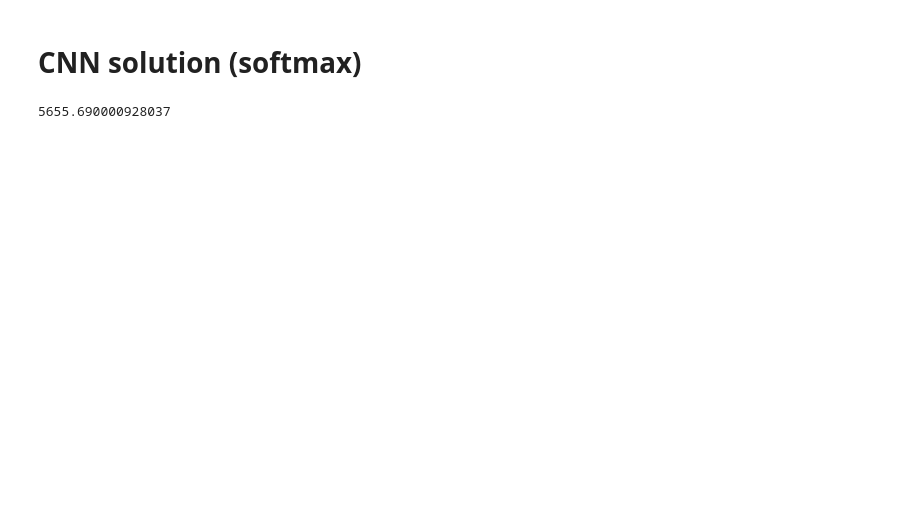
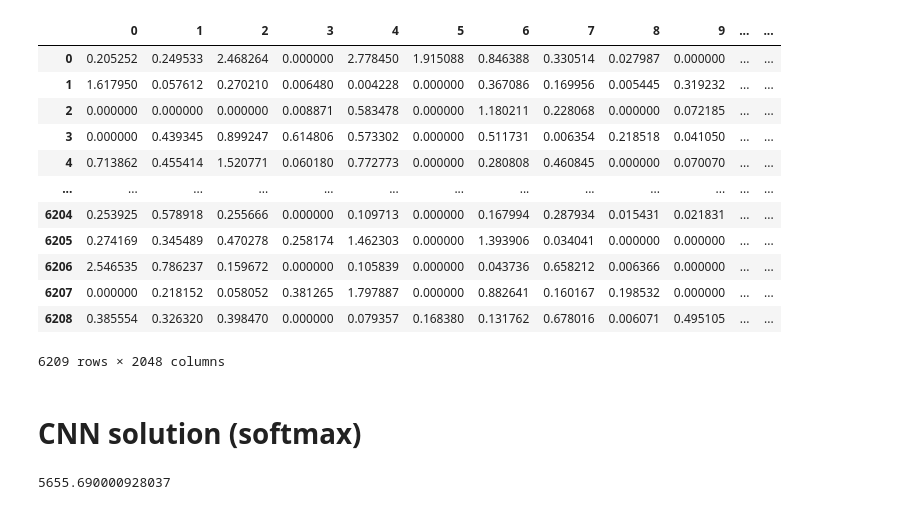
Before and after one commit to lionfish0/experimentation, a Jupyter notebook: ImproveNLPD.ipynb, the cells around one changed output. Cells and saved outputs as stored; diff of their text form; code cells hidden in the pictures; blank space fills up the shorter version.

```diff
--- a/ImproveNLPD.ipynb
+++ b/ImproveNLPD.ipynb
@@ -1,6 +1,22 @@
 # %%
 import numpy as np
 import pandas as pd
+# %%
+pd.read_csv('Weights2 - 6th  layer/Uk_weights2_X_test.csv',header=None)
+# %% [output]
+|  | 0 | 1 | 2 | 3 | 4 | 5 | 6 | 7 | 8 | 9 | ... | ... |
+| 0 | 0.205252 | 0.249533 | 2.468264 | 0.000000 | 2.778450 | 1.915088 | 0.846388 | 0.330514 | 0.027987 | 0.000000 | ... | ... |
+| 1 | 1.617950 | 0.057612 | 0.270210 | 0.006480 | 0.004228 | 0.000000 | 0.367086 | 0.169956 | 0.005445 | 0.319232 | ... | ... |
+| 2 | 0.000000 | 0.000000 | 0.000000 | 0.008871 | 0.583478 | 0.000000 | 1.180211 | 0.228068 | 0.000000 | 0.072185 | ... | ... |
+| 3 | 0.000000 | 0.439345 | 0.899247 | 0.614806 | 0.573302 | 0.000000 | 0.511731 | 0.006354 | 0.218518 | 0.041050 | ... | ... |
+| 4 | 0.713862 | 0.455414 | 1.520771 | 0.060180 | 0.772773 | 0.000000 | 0.280808 | 0.460845 | 0.000000 | 0.070070 | ... | ... |
+| ... | ... | ... | ... | ... | ... | ... | ... | ... | ... | ... | ... | ... |
+| 6204 | 0.253925 | 0.578918 | 0.255666 | 0.000000 | 0.109713 | 0.000000 | 0.167994 | 0.287934 | 0.015431 | 0.021831 | ... | ... |
+| 6205 | 0.274169 | 0.345489 | 0.470278 | 0.258174 | 1.462303 | 0.000000 | 1.393906 | 0.034041 | 0.000000 | 0.000000 | ... | ... |
+| 6206 | 2.546535 | 0.786237 | 0.159672 | 0.000000 | 0.105839 | 0.000000 | 0.043736 | 0.658212 | 0.006366 | 0.000000 | ... | ... |
+| 6207 | 0.000000 | 0.218152 | 0.058052 | 0.381265 | 1.797887 | 0.000000 | 0.882641 | 0.160167 | 0.198532 | 0.000000 | ... | ... |
+| 6208 | 0.385554 | 0.326320 | 0.398470 | 0.000000 | 0.079357 | 0.168380 | 0.131762 | 0.678016 | 0.006071 | 0.495105 | ... | ... |
+6209 rows × 2048 columns
 # %%
 layerXtest = pd.read_csv('Weights2 - 6th  layer/Uk_weights2_X_test.csv',header=None).to_numpy()
 layerYtest = pd.read_csv('Weights2 - 6th  layer/Uk_weights2_Y_test.csv',header=None).to_numpy()
```
Also changed, not shown: parts of 14 cells of this notebook.
